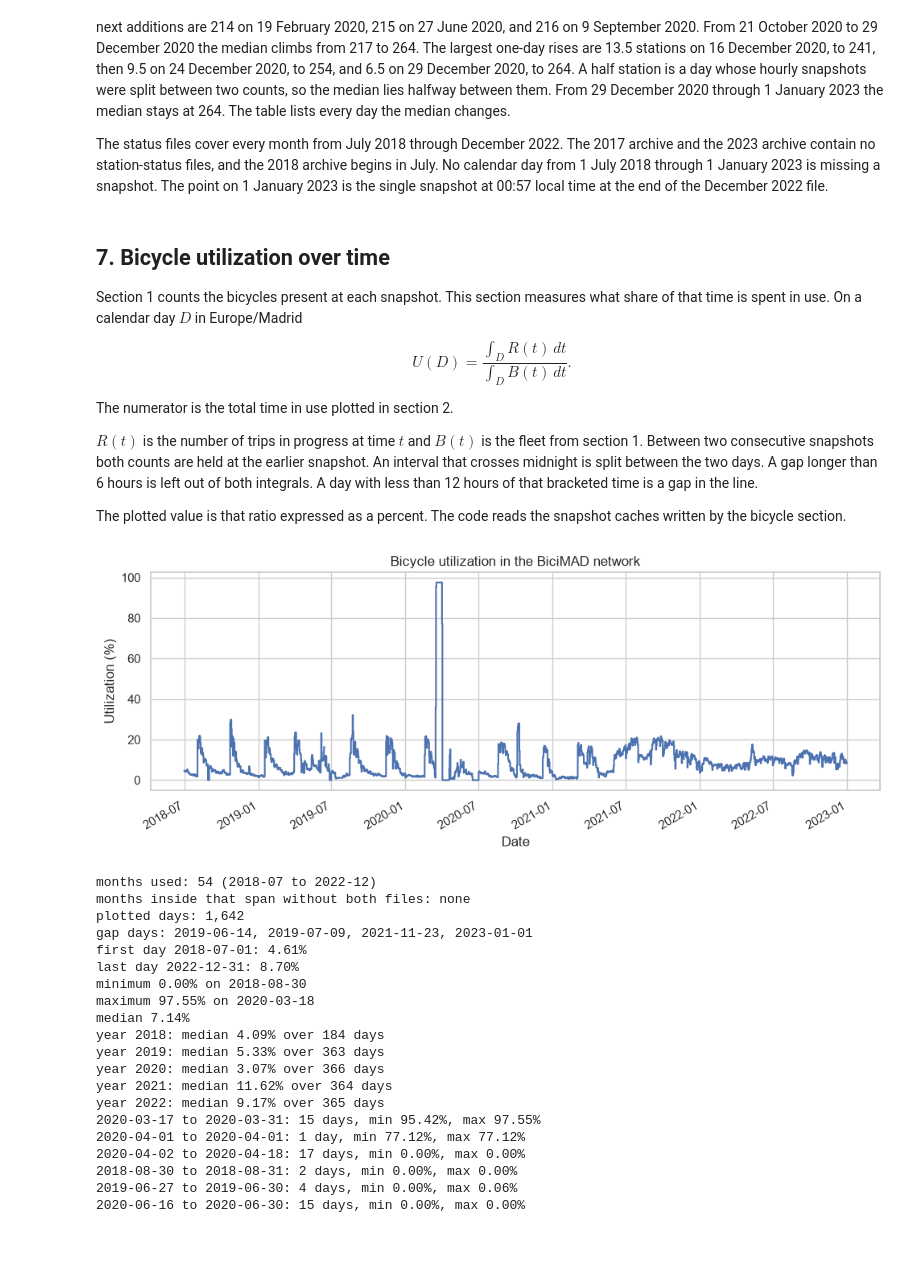
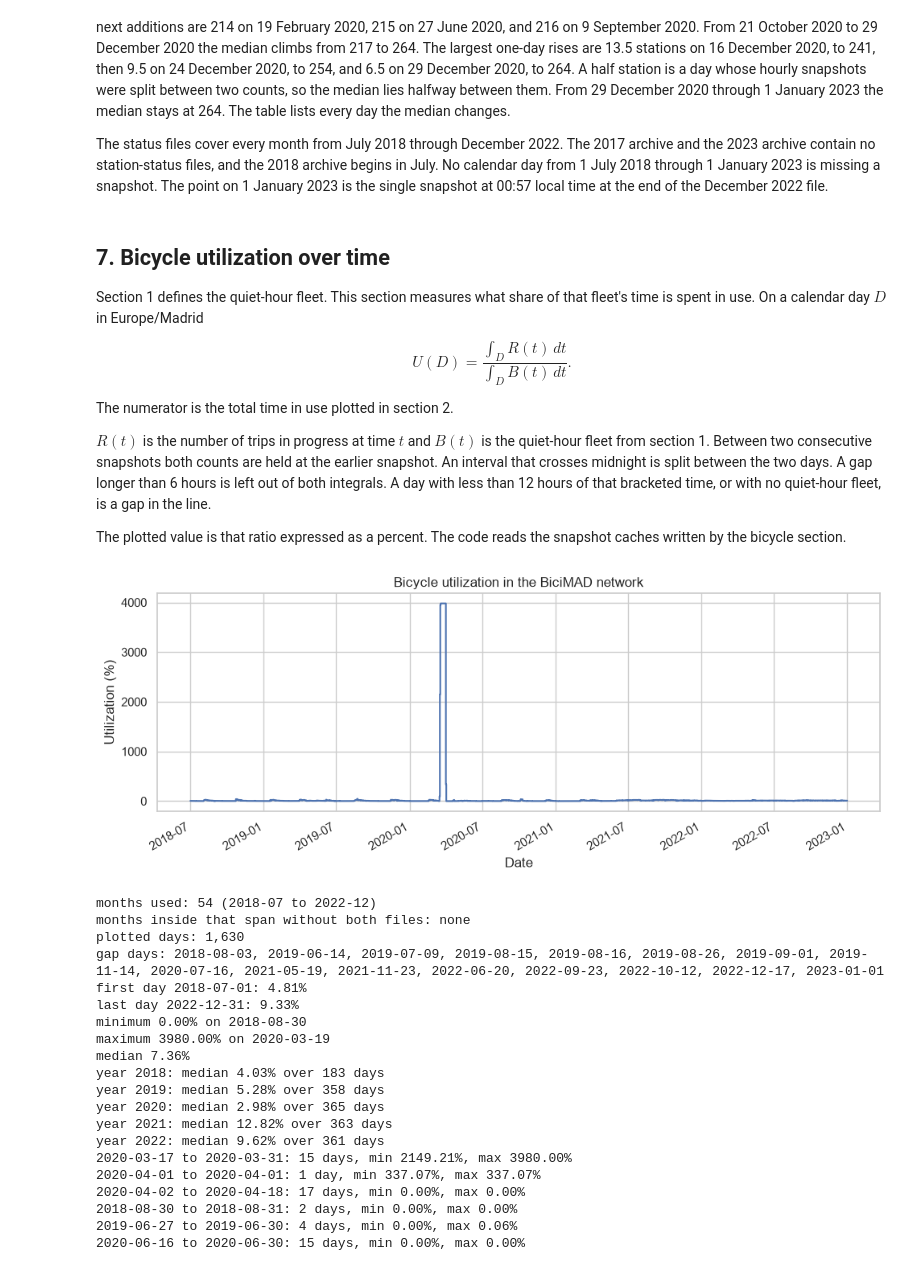
Before and after one commit to sergiozurron/BicimadOperations, a Jupyter notebook: bicimad_infrastructure_evolution.ipynb, the cells around one changed output. Drawn from its saved outputs; the diff is of its cells as text; code cells hidden in the pictures; blank space fills up the shorter version.

```diff
--- a/bicimad_infrastructure_evolution.ipynb
+++ b/bicimad_infrastructure_evolution.ipynb
@@ -795,5 +803,7 @@ The plotted value is $T(D)$ on each calendar day. The code reads the snapshot ca
 # %%
 import json
+
+QUIET_HOUR = 5  # hour h* from the quiet-hour chart
 
 months = discover_months(cfg)["both"]
 if not months:
@@ -821,18 +831,25 @@ for month in months:
         raise RuntimeError(
             f"{month}: bicycle snapshot cache is stale. Run the bicycle section first."
         )
-    frames.append(pd.read_parquet(cache, columns=["ts", "n_riding", "n_bikes"]))
+    frames.append(pd.read_parquet(cache, columns=["ts", "n_riding", "n_docked"]))
 
 snapshots = pd.concat(frames, ignore_index=True)
+local = snapshots["ts"].dt.tz_convert(MADRID_TZ)
+snapshots["date"] = local.dt.floor("D")
+quiet = snapshots.loc[local.dt.hour.eq(QUIET_HOUR)]
+daily_b = quiet.groupby("date")["n_docked"].median()
+snapshots["n_bikes"] = snapshots["date"].map(daily_b)
 daily = daily_presence_utilization(
     snapshots,
     tz=MADRID_TZ,
     max_gap=pd.Timedelta(hours=6),
 )
-local_day = snapshots["ts"].dt.tz_convert(MADRID_TZ).dt.floor("D")
-calendar = pd.date_range(local_day.min(), local_day.max(), freq="D", tz=MADRID_TZ)
+calendar = pd.date_range(
+    snapshots["date"].min(), snapshots["date"].max(), freq="D", tz=MADRID_TZ
+)
 plot = daily.set_index("date").reindex(calendar)
-eligible = plot["covered_hours"].ge(12) & plot["present_hours"].gt(0)
+fleet = daily_b.reindex(calendar)
+eligible = plot["covered_hours"].ge(12) & fleet.gt(0)
 used = plot["used_hours"].where(eligible)
 
 fig, ax = plt.subplots()
@@ -1328,7 +1347,7 @@ The status files cover every month from July 2018 through December 2022. The 201
 # %% [markdown]
 ## 7. Bicycle utilization over time
 
-Section 1 counts the bicycles present at each snapshot. This section measures what share of that time is spent in use. On a calendar day $D$ in Europe/Madrid
+Section 1 defines the quiet-hour fleet. This section measures what share of that fleet's time is spent in use. On a calendar day $D$ in Europe/Madrid
 
 $$
 U(D) = \frac{\int_D R(t)\,dt}{\int_D B(t)\,dt}.
@@ -1336,11 +1355,13 @@ $$
 
 The numerator is the total time in use plotted in section 2.
 
-$R(t)$ is the number of trips in progress at time $t$ and $B(t)$ is the fleet from section 1. Between two consecutive snapshots both counts are held at the earlier snapshot. An interval that crosses midnight is split between the two days. A gap longer than 6 hours is left out of both integrals. A day with less than 12 hours of that bracketed time is a gap in the line.
+$R(t)$ is the number of trips in progress at time $t$ and $B(t)$ is the quiet-hour fleet from section 1. Between two consecutive snapshots both counts are held at the earlier snapshot. An interval that crosses midnight is split between the two days. A gap longer than 6 hours is left out of both integrals. A day with less than 12 hours of that bracketed time, or with no quiet-hour fleet, is a gap in the line.
 
 The plotted value is that ratio expressed as a percent. The code reads the snapshot caches written by the bicycle section.
 # %%
 import json
+
+QUIET_HOUR = 5  # hour h* from the quiet-hour chart
 
 months = discover_months(cfg)["both"]
 if not months:
@@ -1368,18 +1389,25 @@ for month in months:
         raise RuntimeError(
             f"{month}: bicycle snapshot cache is stale. Run the bicycle section first."
         )
-    frames.append(pd.read_parquet(cache, columns=["ts", "n_riding", "n_bikes"]))
+    frames.append(pd.read_parquet(cache, columns=["ts", "n_riding", "n_docked"]))
 
 snapshots = pd.concat(frames, ignore_index=True)
+local = snapshots["ts"].dt.tz_convert(MADRID_TZ)
+snapshots["date"] = local.dt.floor("D")
+quiet = snapshots.loc[local.dt.hour.eq(QUIET_HOUR)]
+daily_b = quiet.groupby("date")["n_docked"].median()
+snapshots["n_bikes"] = snapshots["date"].map(daily_b)
 daily = daily_presence_utilization(
     snapshots,
     tz=MADRID_TZ,
     max_gap=pd.Timedelta(hours=6),
 )
-local_day = snapshots["ts"].dt.tz_convert(MADRID_TZ).dt.floor("D")
-calendar = pd.date_range(local_day.min(), local_day.max(), freq="D", tz=MADRID_TZ)
+calendar = pd.date_range(
+    snapshots["date"].min(), snapshots["date"].max(), freq="D", tz=MADRID_TZ
+)
 plot = daily.set_index("date").reindex(calendar)
-eligible = plot["covered_hours"].ge(12) & plot["present_hours"].gt(0)
+fleet = daily_b.reindex(calendar)
+eligible = plot["covered_hours"].ge(12) & fleet.gt(0)
 rate = plot["utilization"].where(eligible)
 
 fig, ax = plt.subplots()
@@ -1398,50 +1426,50 @@ span = pd.period_range(months[0], months[-1], freq="M")
 inside_missing = [str(period) for period in span if str(period) not in set(months)]
 print(f"months used: {len(months)} ({months[0]} to {months[-1]})")
 print("months inside that span without both files:", inside_missing or "none")
 print(f"plotted days: {len(present):,}")
 print("gap days:", ", ".join(gaps) if gaps else "none")
 print(f"first day {present.index[0].strftime('%Y-%m-%d')}: {pct.iloc[0]:.2f}%")
 print(f"last day {present.index[-1].strftime('%Y-%m-%d')}: {pct.iloc[-1]:.2f}%")
 print(f"minimum {pct.min():.2f}% on {present.idxmin().strftime('%Y-%m-%d')}")
 print(f"maximum {pct.max():.2f}% on {present.idxmax().strftime('%Y-%m-%d')}")
 print(f"median {pct.median():.2f}%")
 for year, group in pct.groupby(pct.index.year):
     print(f"year {year}: median {group.median():.2f}% over {len(group)} days")
 
 
 def _window(start, end):
     sl = pct.loc[start:end]
     noun = "day" if len(sl) == 1 else "days"
     print(
         f"{start} to {end}: {len(sl)} {noun}, "
         f"min {sl.min():.2f}%, max {sl.max():.2f}%"
     )
 
 
 _window("2020-03-17", "2020-03-31")
 _window("2020-04-01", "2020-04-01")
 _window("2020-04-02", "2020-04-18")
 _window("2018-08-30", "2018-08-31")
 _window("2019-06-27", "2019-06-30")
 _window("2020-06-16", "2020-06-30")
 # %% [output]
-[figure, old version]
+[figure, new version]
 months used: 54 (2018-07 to 2022-12)
 months inside that span without both files: none
-plotted days: 1,642
-gap days: 2019-06-14, 2019-07-09, 2021-11-23, 2023-01-01
-first day 2018-07-01: 4.61%
-last day 2022-12-31: 8.70%
+plotted days: 1,630
+gap days: 2018-08-03, 2019-06-14, 2019-07-09, 2019-08-15, 2019-08-16, 2019-08-26, 2019-09-01, 2019-11-14, 2020-07-16, 2021-05-19, 2021-11-23, 2022-06-20, 2022-09-23, 2022-10-12, 2022-12-17, 2023-01-01
+first day 2018-07-01: 4.81%
+last day 2022-12-31: 9.33%
 minimum 0.00% on 2018-08-30
-maximum 97.55% on 2020-03-18
-median 7.14%
-year 2018: median 4.09% over 184 days
-year 2019: median 5.33% over 363 days
-year 2020: median 3.07% over 366 days
-year 2021: median 11.62% over 364 days
-year 2022: median 9.17% over 365 days
-2020-03-17 to 2020-03-31: 15 days, min 95.42%, max 97.55%
-2020-04-01 to 2020-04-01: 1 day, min 77.12%, max 77.12%
+maximum 3980.00% on 2020-03-19
+median 7.36%
+year 2018: median 4.03% over 183 days
+year 2019: median 5.28% over 358 days
+year 2020: median 2.98% over 365 days
+year 2021: median 12.82% over 363 days
+year 2022: median 9.62% over 361 days
+2020-03-17 to 2020-03-31: 15 days, min 2149.21%, max 3980.00%
+2020-04-01 to 2020-04-01: 1 day, min 337.07%, max 337.07%
 2020-04-02 to 2020-04-18: 17 days, min 0.00%, max 0.00%
 2018-08-30 to 2018-08-31: 2 days, min 0.00%, max 0.00%
 2019-06-27 to 2019-06-30: 4 days, min 0.00%, max 0.06%
```
Also changed, not shown: parts of 9 cells of this notebook.
